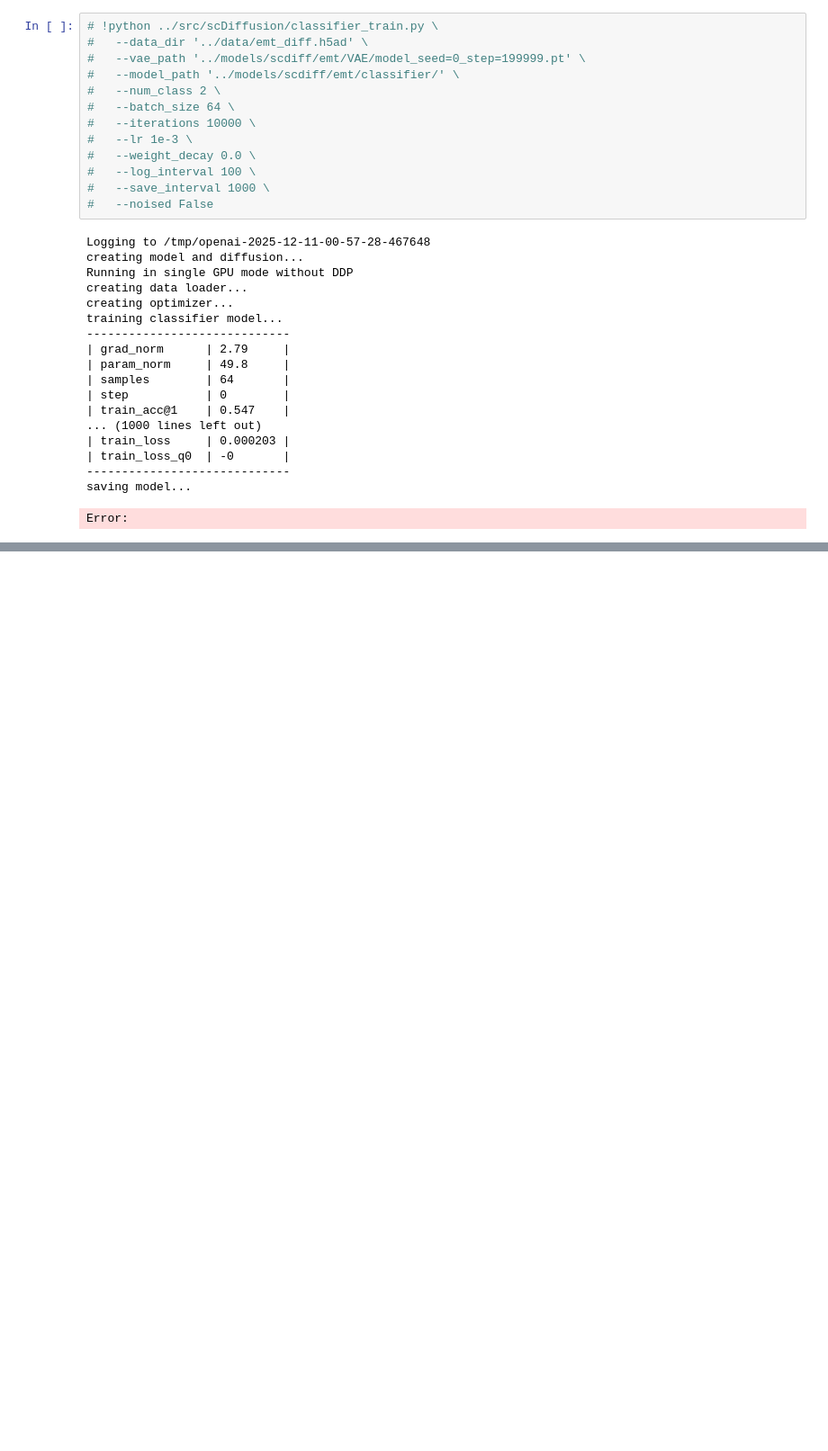
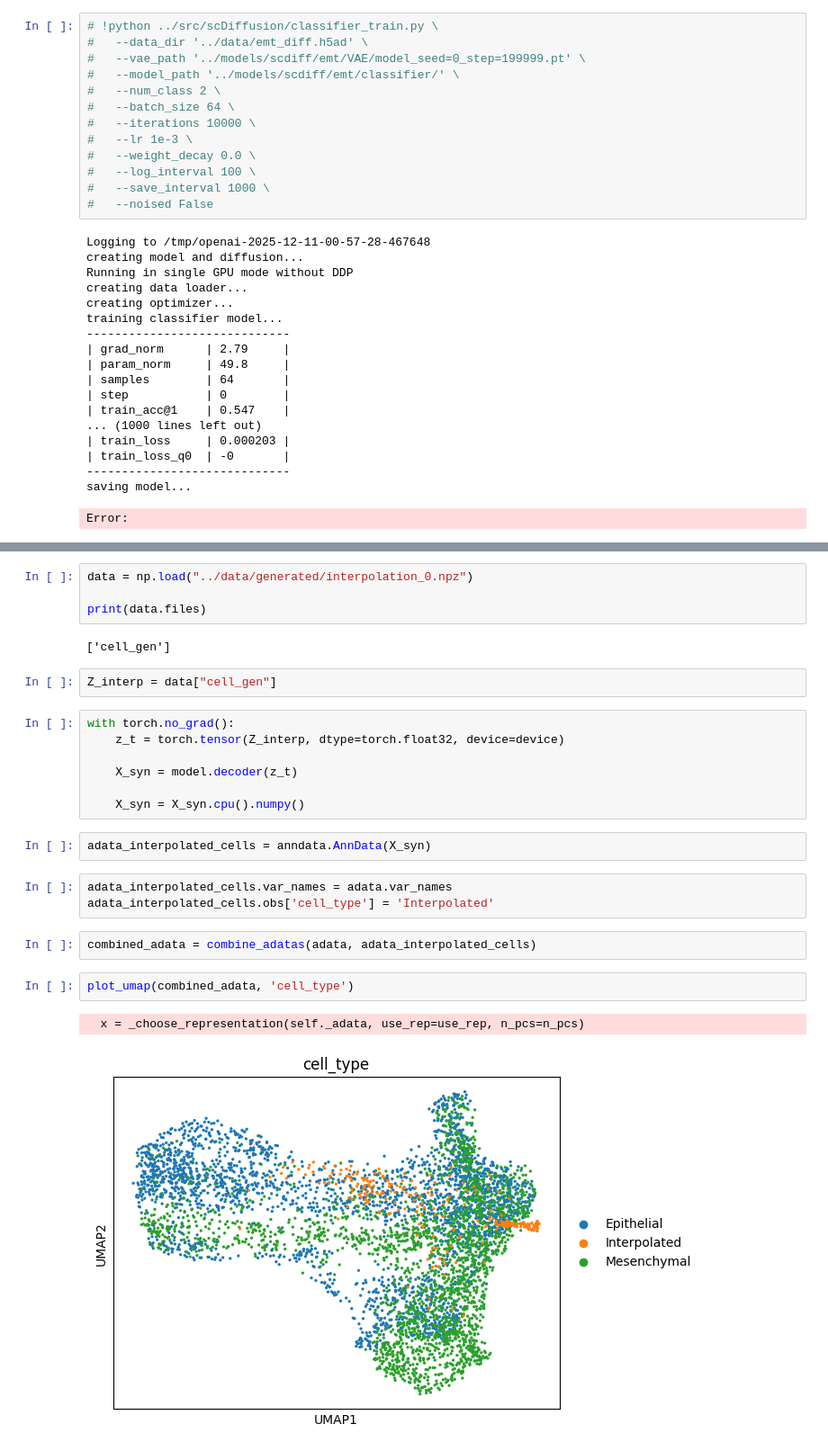
Before and after one commit to SamiaShashmi/fm-project, a Jupyter notebook: scripts/scdiff_emt.ipynb, the cells around one changed output, grey strips where cells are left out. Shown at 90% size. Drawn from its saved outputs; the diff is of its cells as text; blank space fills up the shorter version.

```diff
--- a/scripts/scdiff_emt.ipynb
+++ b/scripts/scdiff_emt.ipynb
@@ -200,0 +215,27 @@ TypeError: sparse array length is ambiguous; use getnnz() or shape[0]
+# %%
+data = np.load("../data/generated/interpolation_0.npz")
+
+print(data.files)
+# %% [output]
+['cell_gen']
+# %%
+Z_interp = data["cell_gen"]
+# %%
+with torch.no_grad():
+    z_t = torch.tensor(Z_interp, dtype=torch.float32, device=device)
+
+    X_syn = model.decoder(z_t)
+
+    X_syn = X_syn.cpu().numpy()
+# %%
+adata_interpolated_cells = anndata.AnnData(X_syn)
+# %%
+adata_interpolated_cells.var_names = adata.var_names
+adata_interpolated_cells.obs['cell_type'] = 'Interpolated'
+# %%
+combined_adata = combine_adatas(adata, adata_interpolated_cells)
+# %%
+plot_umap(combined_adata, 'cell_type')
+# %% [output]
+  x = _choose_representation(self._adata, use_rep=use_rep, n_pcs=n_pcs)
+[figure, added]
```
Also changed, not shown: parts of 13 cells of this notebook, 7 other files.
